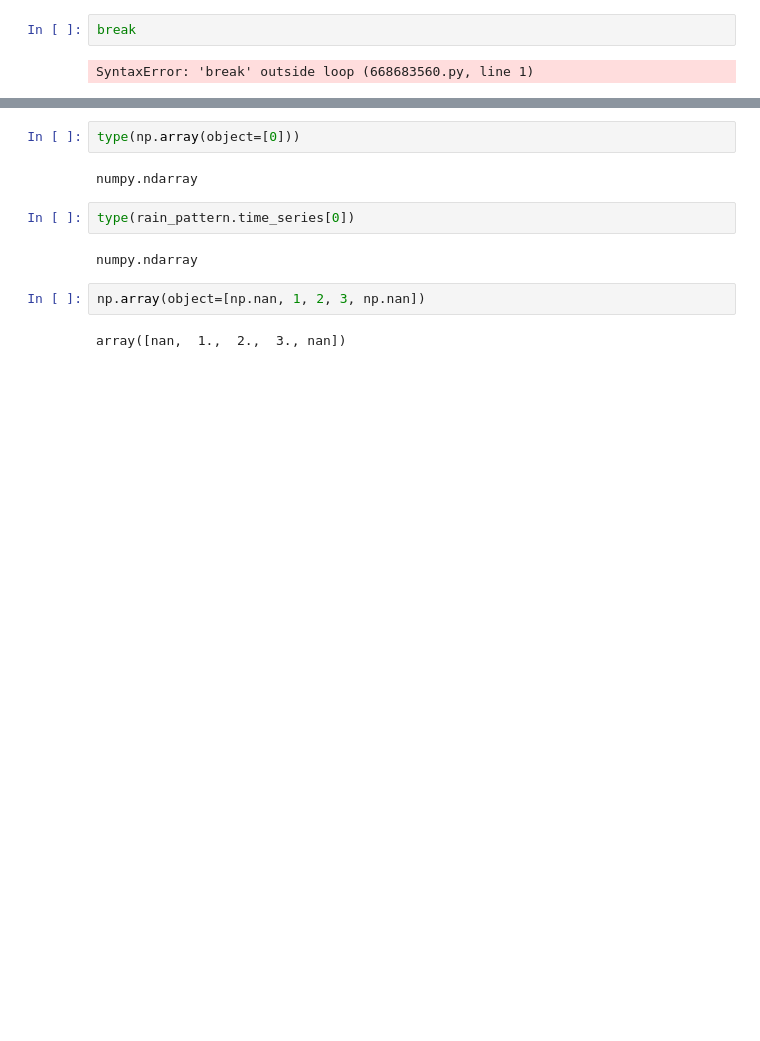
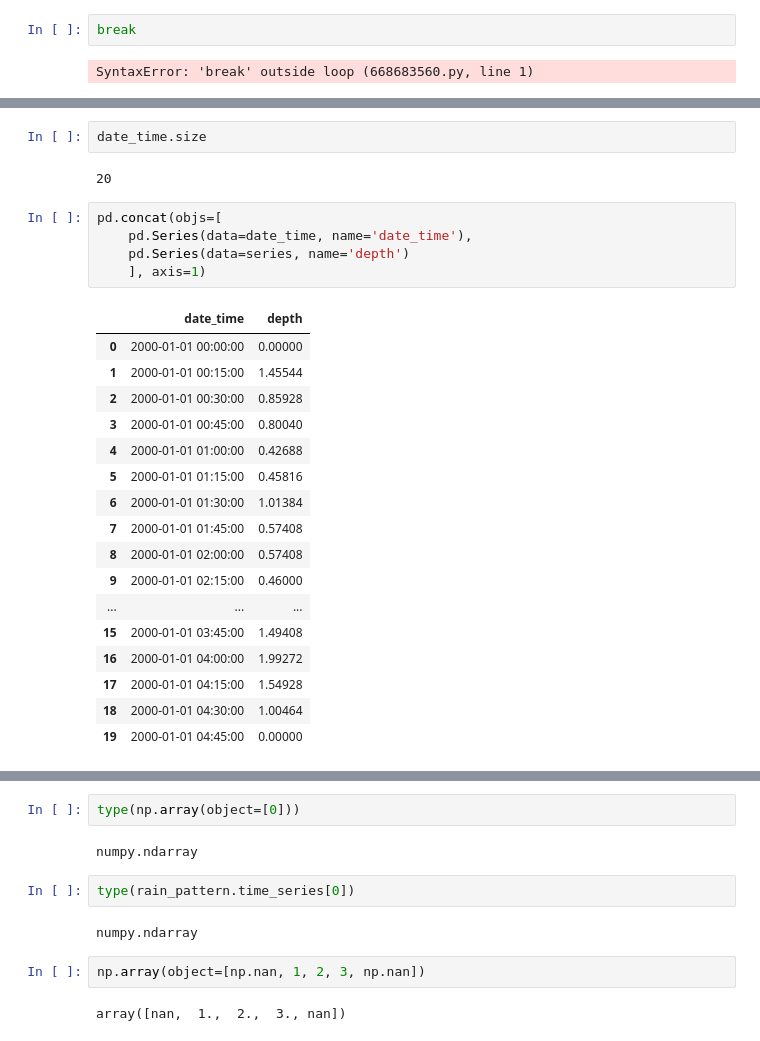
Before and after one commit to Holger-Paxi/Flood_Estimation, a Jupyter notebook: Assignment_3__1st.ipynb, the cells around one changed output, grey strips where cells are left out. Saved outputs shown, nothing was run; the diff lists cells and outputs as text; blank space fills up the shorter version.

```diff
--- a/Assignment_3__1st.ipynb
+++ b/Assignment_3__1st.ipynb
@@ -631,0 +918,27 @@ float
+# %%
+date_time.size
+# %% [output]
+20
+# %%
+pd.concat(objs=[
+    pd.Series(data=date_time, name='date_time'),
+    pd.Series(data=series, name='depth')
+    ], axis=1)
+# %% [output]
+|  | date_time | depth |
+| 0 | 2000-01-01 00:00:00 | 0.00000 |
+| 1 | 2000-01-01 00:15:00 | 1.45544 |
+| 2 | 2000-01-01 00:30:00 | 0.85928 |
+| 3 | 2000-01-01 00:45:00 | 0.80040 |
+| 4 | 2000-01-01 01:00:00 | 0.42688 |
+| 5 | 2000-01-01 01:15:00 | 0.45816 |
+| 6 | 2000-01-01 01:30:00 | 1.01384 |
+| 7 | 2000-01-01 01:45:00 | 0.57408 |
+| 8 | 2000-01-01 02:00:00 | 0.57408 |
+| 9 | 2000-01-01 02:15:00 | 0.46000 |
+| ... | ... | ... |
+| 15 | 2000-01-01 03:45:00 | 1.49408 |
+| 16 | 2000-01-01 04:00:00 | 1.99272 |
+| 17 | 2000-01-01 04:15:00 | 1.54928 |
+| 18 | 2000-01-01 04:30:00 | 1.00464 |
+| 19 | 2000-01-01 04:45:00 | 0.00000 |
```
Also changed, not shown: parts of 31 cells of this notebook, 1 other file.
